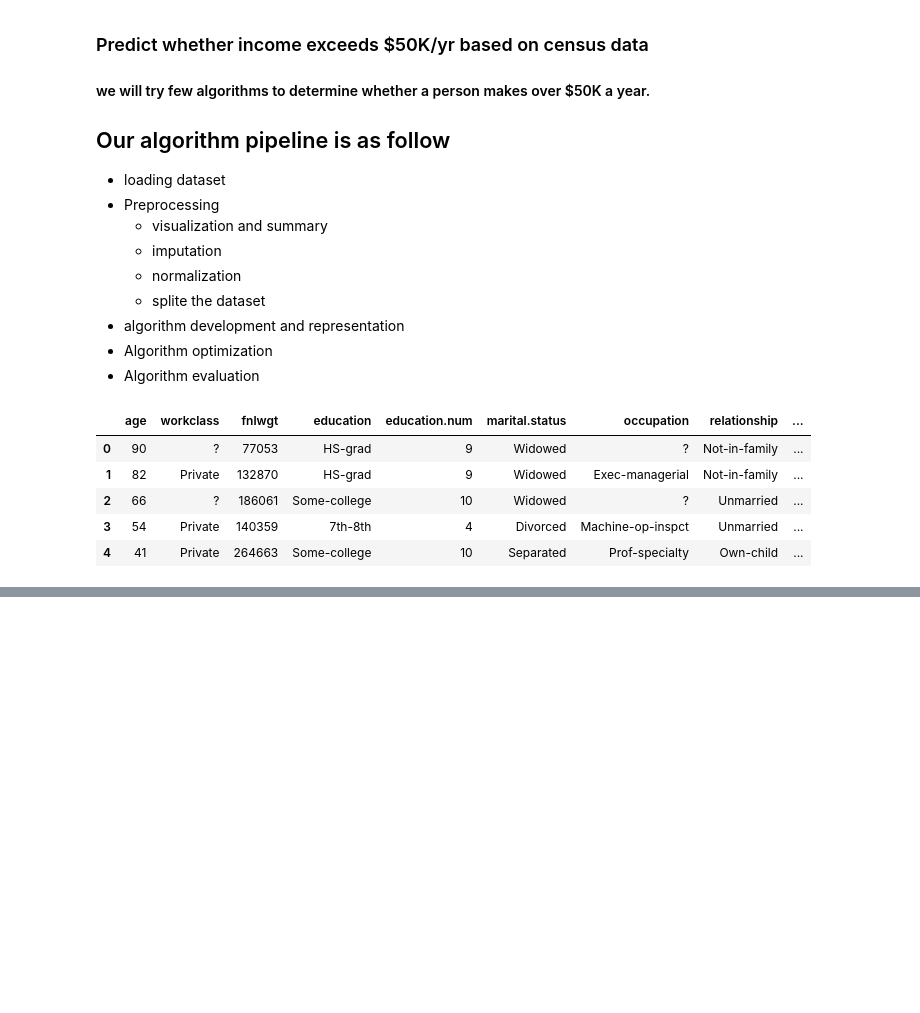
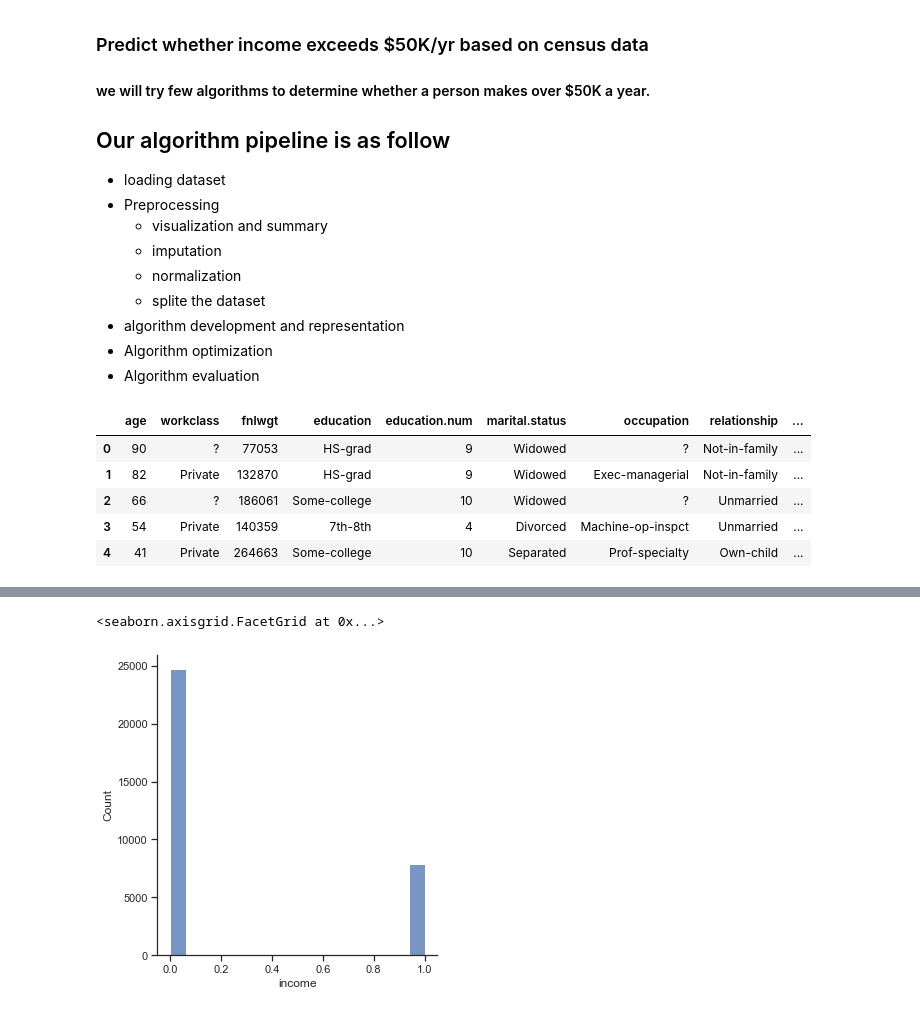
Before and after one commit to hamzeasadi/computational-ml, a Jupyter notebook: NaiveBayes/AdultCensusIncome.ipynb, the cells around one changed output, grey strips where cells are left out. Cells and saved outputs as stored; diff of their text form; code cells hidden in the pictures; blank space fills up the shorter version.

```diff
--- a/NaiveBayes/AdultCensusIncome.ipynb
+++ b/NaiveBayes/AdultCensusIncome.ipynb
@@ -54,0 +86,9 @@ CD_imputed_X = X.fillna(method='ffill', inplace=True)
+# %%
+dataset['income'] = dataset['income'].apply(lambda x: x.replace("<=50K", '0'))
+dataset['income'] = dataset['income'].apply(lambda x: x.replace(">50K", '1'))
+dataset['income'] = dataset['income'].replace('0', 0)
+dataset['income'] = dataset['income'].replace('1', 1)
+sns.displot(dataset['income'])
+# %% [output]
+<seaborn.axisgrid.FacetGrid at 0x...>
+[figure, added]
```
Also changed, not shown: parts of 20 cells of this notebook.
